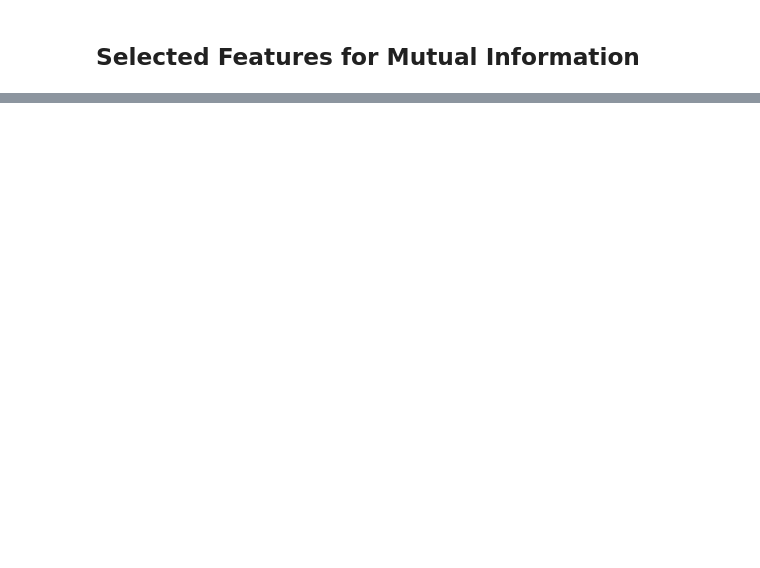
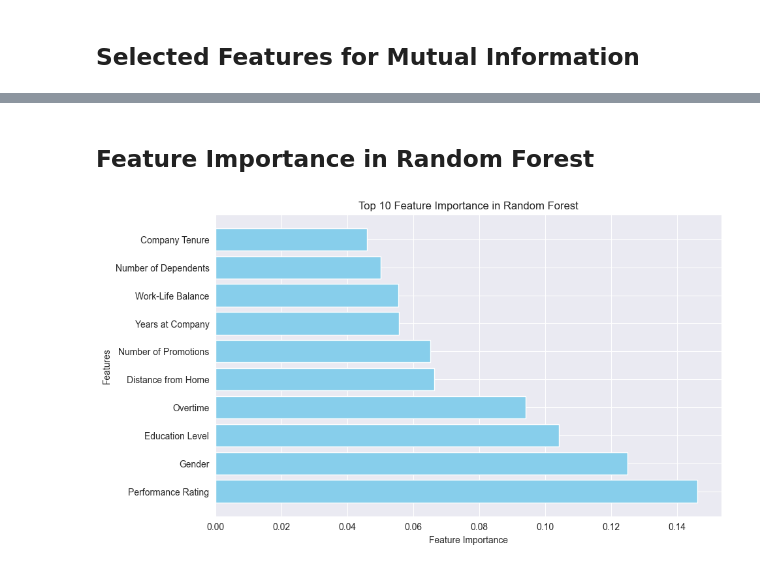
Before and after one commit to AmodMatheesha2003/employee-attrition-prediction-ml, a Jupyter notebook: Notebooks/Random_Forest_Employee_Attrition.ipynb, the cells around one changed output, grey strips where cells are left out. Saved outputs shown, nothing was run; the diff lists cells and outputs as text; code cells hidden in the pictures; blank space fills up the shorter version.

Commit message:
Add Visualizations for Random_Forest_Employee_Attrition.ipynb

```diff
--- a/Notebooks/Random_Forest_Employee_Attrition.ipynb
+++ b/Notebooks/Random_Forest_Employee_Attrition.ipynb
@@ -228,0 +229,18 @@ Selected Features (Mutual Information): ['Gender', 'Years at Company', 'Monthly
+# %% [markdown]
+<h2>Feature Importance in Random Forest</h2>
+# %%
+importances = rf_classifier.feature_importances_
+feature_names = X.columns
+
+sorted_indices = np.argsort(importances)[::-1]
+sorted_features = feature_names[sorted_indices]
+sorted_importances = importances[sorted_indices]
+
+plt.figure(figsize=(10, 6))
+plt.barh(sorted_features[:10], sorted_importances[:10], color='skyblue')  # Top 10 features
+plt.xlabel('Feature Importance')
+plt.ylabel('Features')
+plt.title('Top 10 Feature Importance in Random Forest')
+plt.show()
+# %% [output]
+[figure, added]
```
Also changed, not shown: parts of 6 cells of this notebook.
